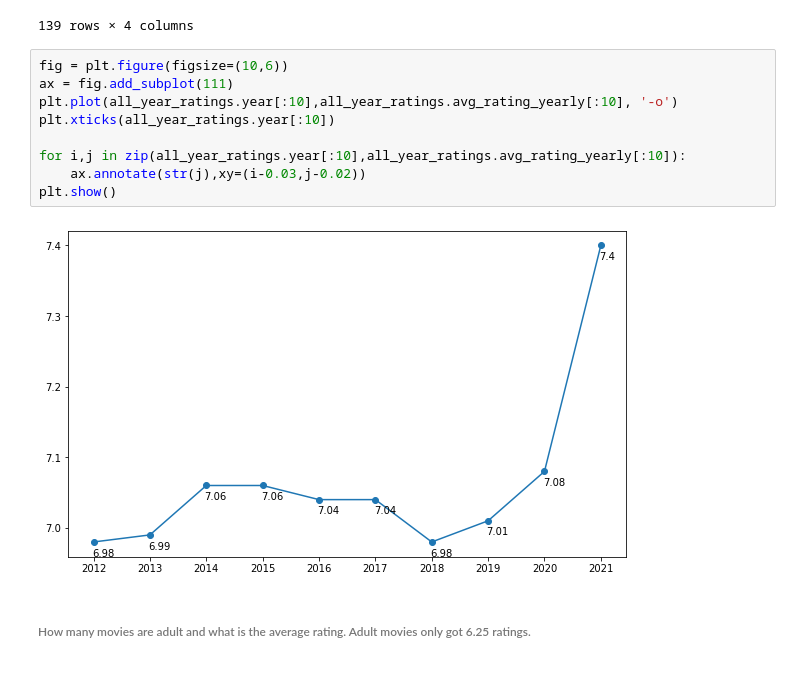
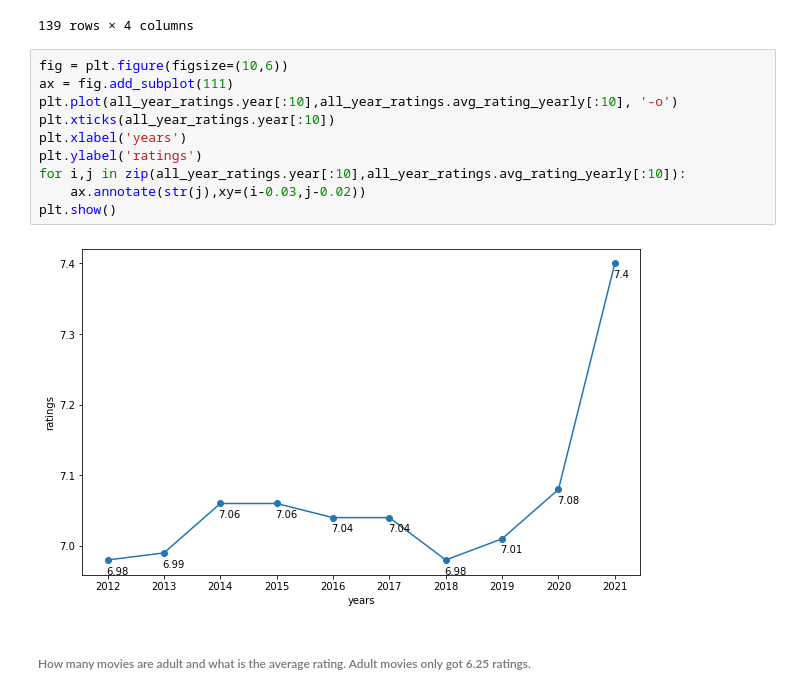
Before and after one commit to dhruvilshah35/Movie-Recommendation-System, a Jupyter notebook: Movie Recommendation System.ipynb, the cells around one changed output. Saved outputs shown, nothing was run; the diff lists cells and outputs as text.

```diff
--- a/Movie Recommendation System.ipynb
+++ b/Movie Recommendation System.ipynb
@@ -316,14 +319,15 @@ all_year_ratings
 # %%
 fig = plt.figure(figsize=(10,6))
 ax = fig.add_subplot(111)
 plt.plot(all_year_ratings.year[:10],all_year_ratings.avg_rating_yearly[:10], '-o')
 plt.xticks(all_year_ratings.year[:10])
-
+plt.xlabel('years')
+plt.ylabel('ratings')
 for i,j in zip(all_year_ratings.year[:10],all_year_ratings.avg_rating_yearly[:10]):
     ax.annotate(str(j),xy=(i-0.03,j-0.02))
 plt.show()
 # %% [output]
-[figure, old version]
+[figure, new version]
 # %% [markdown]
 ###### How many movies are adult and what is the average rating. Adult movies only got 6.25 ratings.
 # %%
```
Also changed, not shown: parts of 3 cells of this notebook.
